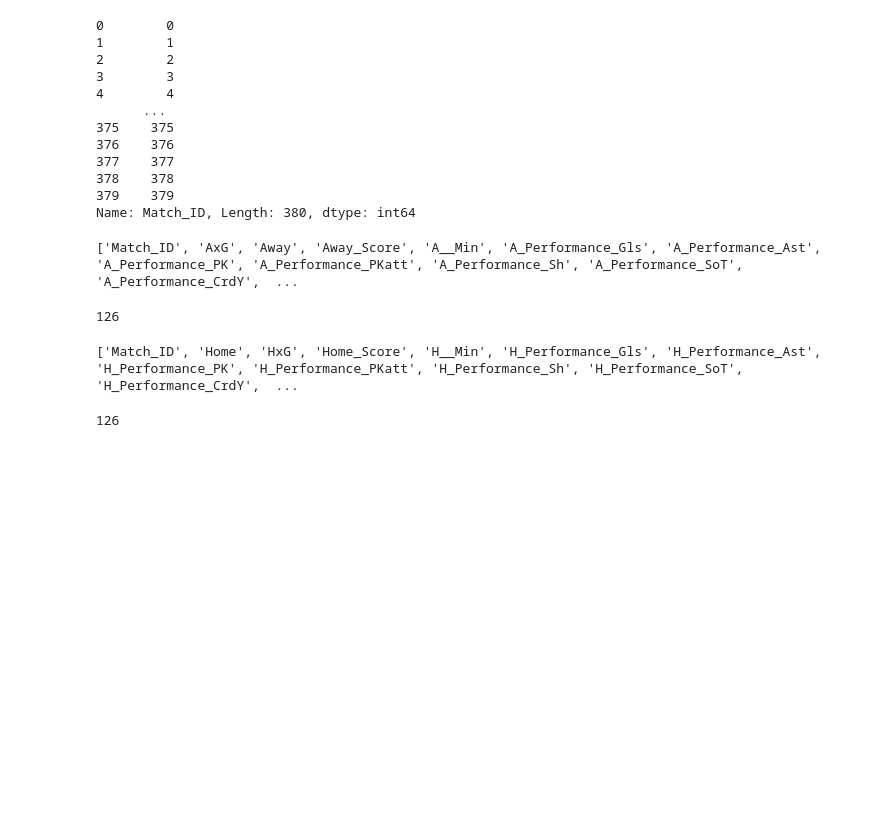
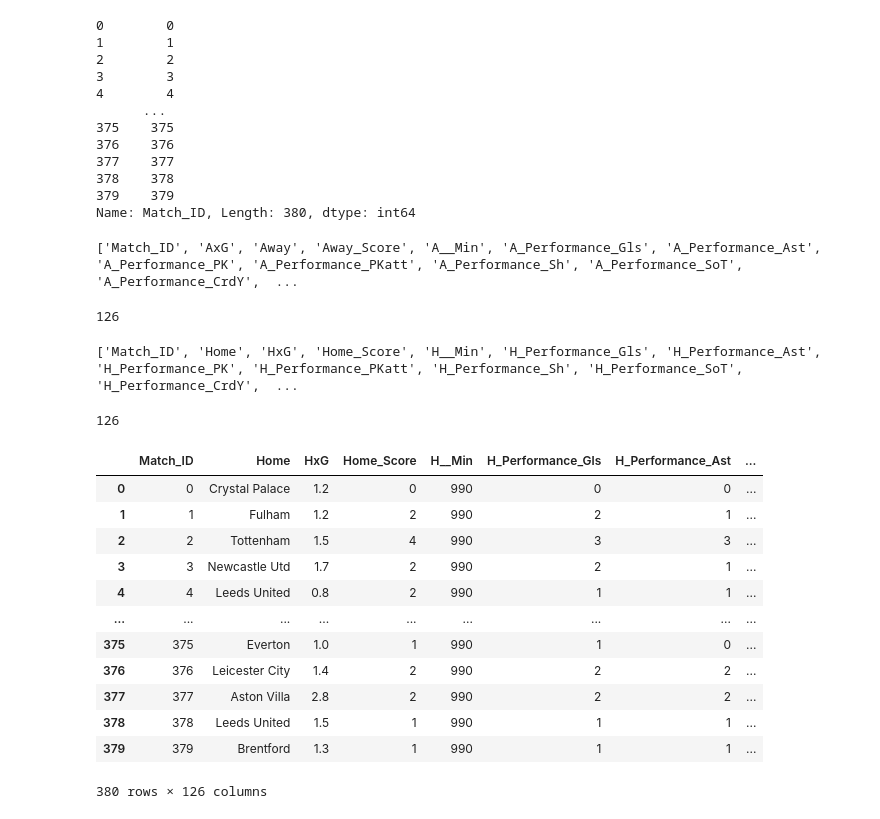
Before and after one commit to thejacobhyatt/EPLRank, a Jupyter notebook: split.ipynb, the cells around one changed output. Cells and saved outputs as stored; diff of their text form; code cells hidden in the pictures; blank space fills up the shorter version.

```diff
--- a/split.ipynb
+++ b/split.ipynb
@@ -52,3 +52,19 @@ len(home_columns)
 # %%
 home_df = df[home_columns]
 away_df = df[away_columns]
+# %%
+home_df
+# %% [output]
+|  | Match_ID | Home | HxG | Home_Score | H__Min | H_Performance_Gls | H_Performance_Ast | ... |
+| 0 | 0 | Crystal Palace | 1.2 | 0 | 990 | 0 | 0 | ... |
+| 1 | 1 | Fulham | 1.2 | 2 | 990 | 2 | 1 | ... |
+| 2 | 2 | Tottenham | 1.5 | 4 | 990 | 3 | 3 | ... |
+| 3 | 3 | Newcastle Utd | 1.7 | 2 | 990 | 2 | 1 | ... |
+| 4 | 4 | Leeds United | 0.8 | 2 | 990 | 1 | 1 | ... |
+| ... | ... | ... | ... | ... | ... | ... | ... | ... |
+| 375 | 375 | Everton | 1.0 | 1 | 990 | 1 | 0 | ... |
+| 376 | 376 | Leicester City | 1.4 | 2 | 990 | 2 | 2 | ... |
+| 377 | 377 | Aston Villa | 2.8 | 2 | 990 | 2 | 2 | ... |
+| 378 | 378 | Leeds United | 1.5 | 1 | 990 | 1 | 1 | ... |
+| 379 | 379 | Brentford | 1.3 | 1 | 990 | 1 | 1 | ... |
+380 rows × 126 columns
```
Also changed, not shown: parts of 1 cell of this notebook, 3 other files.
